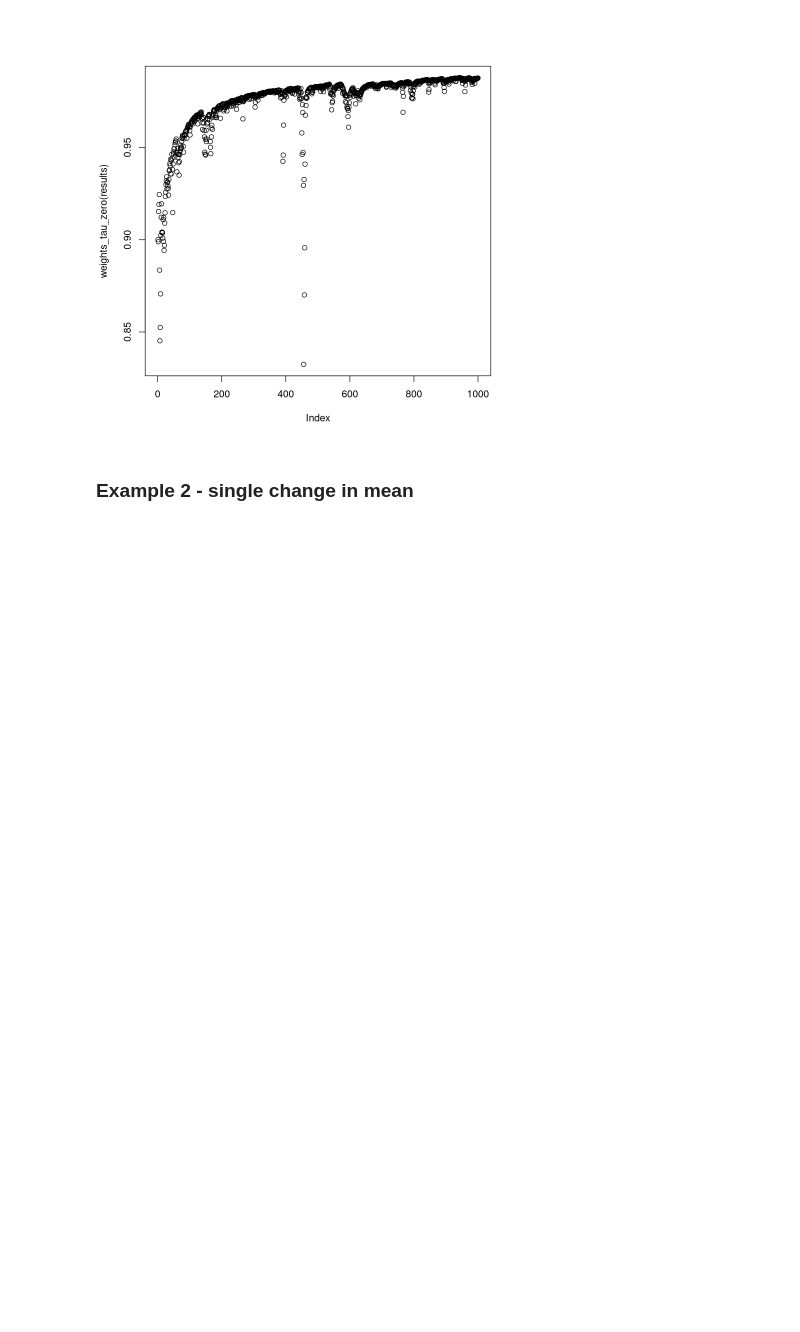
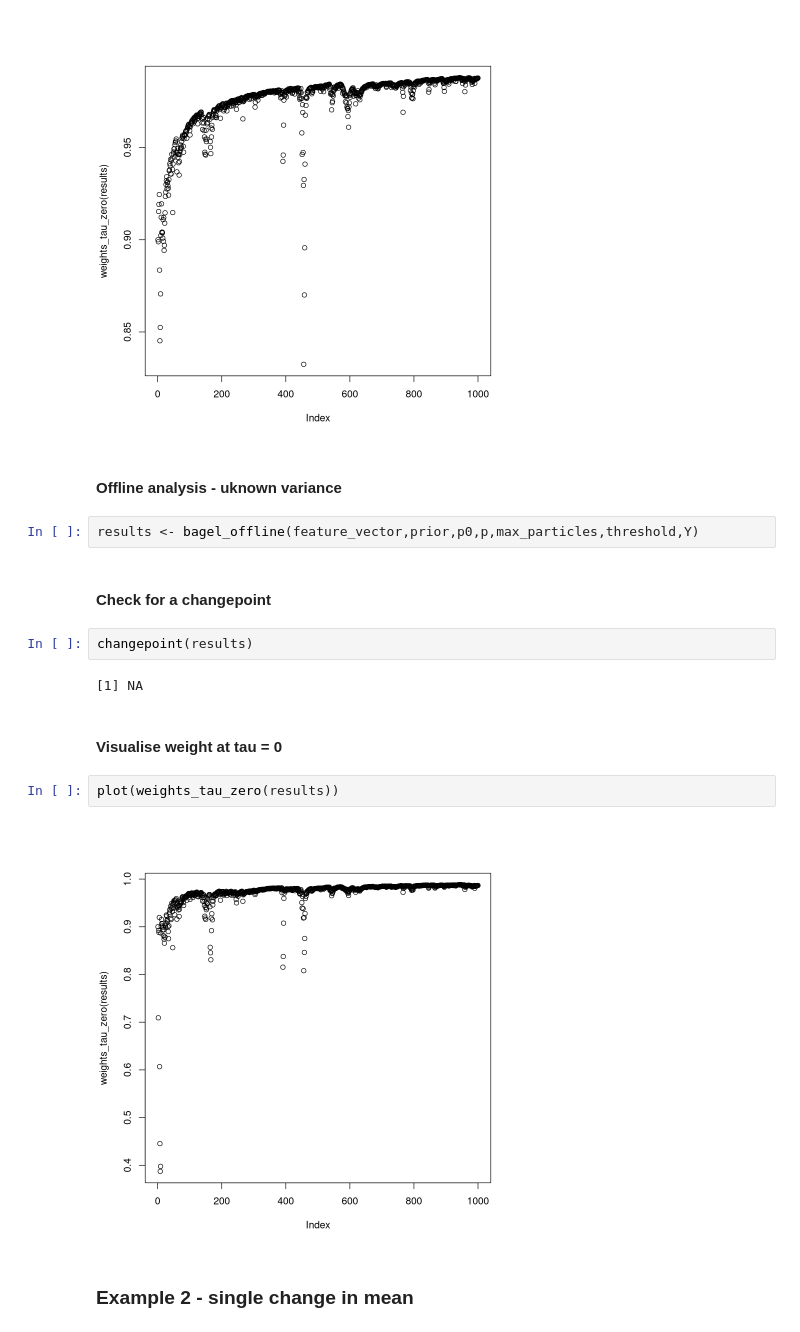
Before and after one commit to grosed/bagel, a Jupyter notebook: notebooks/README.ipynb, the cells around one changed output. Saved outputs shown, nothing was run; the diff lists cells and outputs as text; blank space fills up the shorter version.

```diff
--- a/notebooks/README.ipynb
+++ b/notebooks/README.ipynb
@@ -126,6 +126,22 @@ changepoint(results)
 plot(weights_tau_zero(results))
 # %% [output]
 [figure]
+# %% [markdown]
+#### Offline analysis - uknown variance
+# %%
+results <- bagel_offline(feature_vector,prior,p0,p,max_particles,threshold,Y)
+# %% [markdown]
+#### Check for a changepoint
+# %%
+changepoint(results)
+# %% [output]
+[1] NA
+# %% [markdown]
+#### Visualise weight at tau = 0
+# %%
+plot(weights_tau_zero(results))
+# %% [output]
+[figure, added]
 # %% [markdown]
 ### Example 2 - single change in mean
 # %% [markdown]
```
Also changed, not shown: parts of 46 cells of this notebook, 13 other files.
